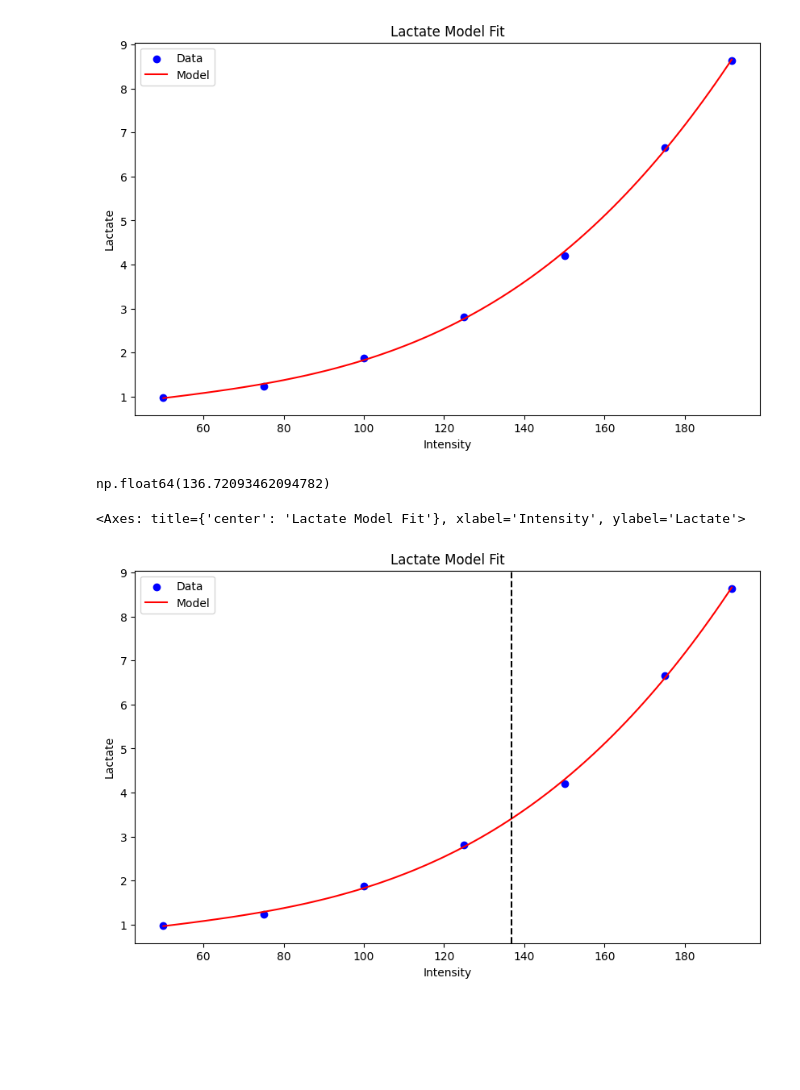
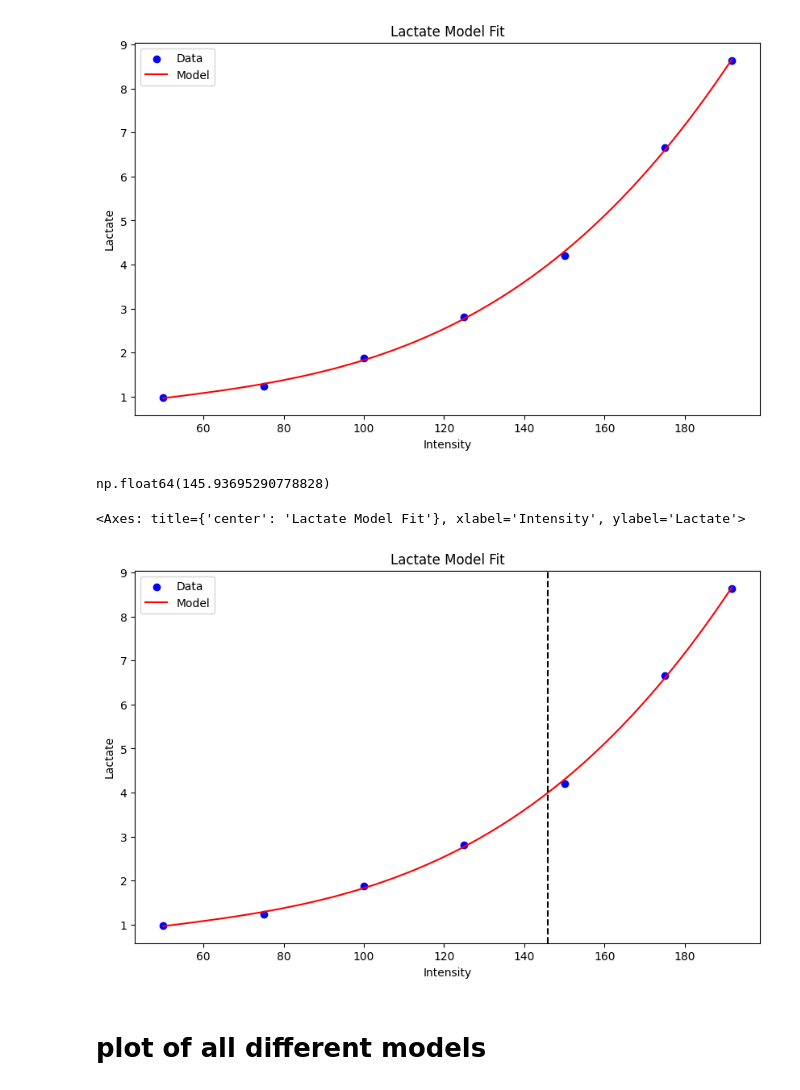
Before and after one commit to dierickxsimon/lactopy, a Jupyter notebook: docs/quickstart.ipynb, the cells around one changed output. Saved outputs shown, nothing was run; the diff lists cells and outputs as text; code cells hidden in the pictures; blank space fills up the shorter version.

```diff
--- a/docs/quickstart.ipynb
+++ b/docs/quickstart.ipynb
@@ -10,10 +5,9 @@ The autoreload extension is already loaded. To reload it, use:
 # %%
-df = pd.read_csv('data/test.csv')
-intenisty = df['watt'].to_numpy()
-lactate = df['lactate'].to_numpy()
+df = pd.read_csv('../tests/test_data/lactate_test_data copy.csv')
 # %%
+# fit model returns a scikit learn like model object
 obla = OBLA()
-obla.fit(intenisty, lactate)
+obla.fit(df['watt'], df['lactate'])
 # %% [output]
 OBLA()
 # %%
@@ -22,11 +17,15 @@ obla.plot.plot_fit()
 <Axes: title={'center': 'Lactate Model Fit'}, xlabel='Intensity', ylabel='Lactate'>
 [figure]
 # %%
-obla.predict(3.4)
+# predict intensity at 4 mmol
+obla.predict(4)
 # %% [output]
-np.float64(136.72093462094782)
+np.float64(145.93695290778828)
 # %%
-obla.plot.plot_predictions(3.4)
+# Plot the prediction at 4 mmol
+obla.plot.plot_predictions(4)
 # %% [output]
 <Axes: title={'center': 'Lactate Model Fit'}, xlabel='Intensity', ylabel='Lactate'>
-[figure, old version]
+[figure, new version]
+# %% [markdown]
+# plot of all different models
```
Also changed, not shown: parts of 2 cells of this notebook, 2 other files.
